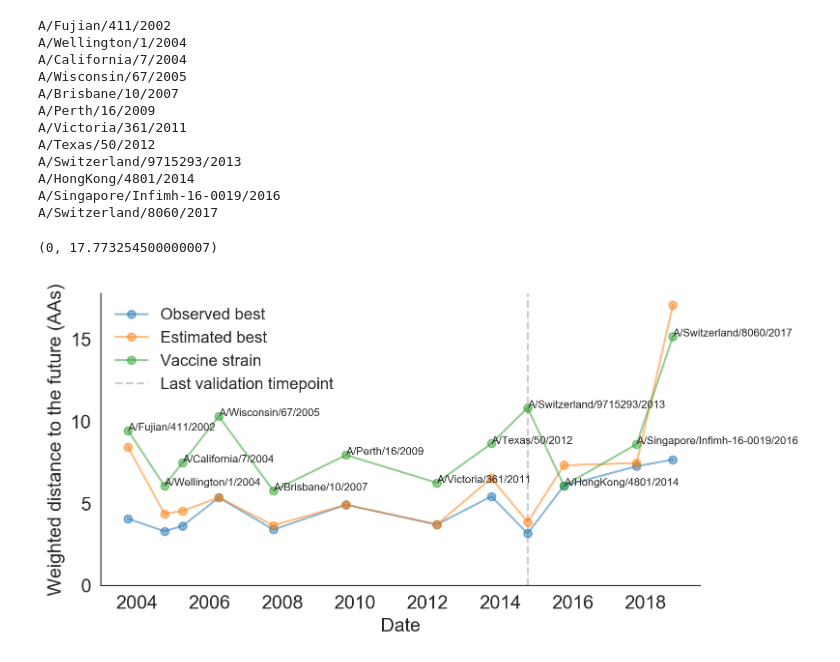
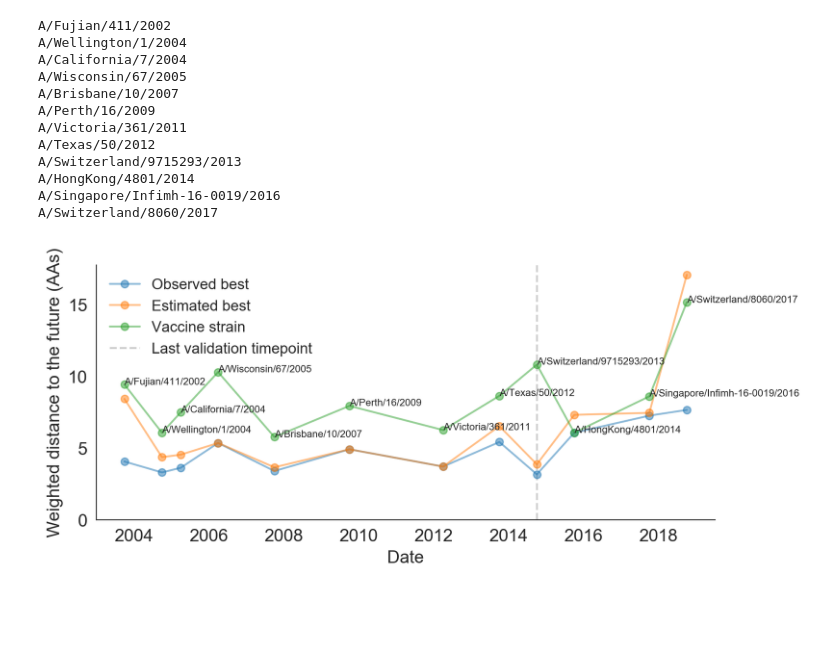
Before and after one commit to blab/flu-forecasting, a Jupyter notebook: analyses/2019-12-17-vaccine-strain-comparison.ipynb, the cells around one changed output. Cells and saved outputs as stored; diff of their text form; code cells hidden in the pictures; blank space fills up the shorter version.

```diff
--- a/analyses/2019-12-17-vaccine-strain-comparison.ipynb
+++ b/analyses/2019-12-17-vaccine-strain-comparison.ipynb
@@ -391,32 +391,34 @@ ax.plot(
 )
 ax.plot(
     vaccine_forecasts["vaccine_timepoint"],
     vaccine_forecasts["vaccine_distance_to_future"],
     "o-", label="Vaccine strain", alpha=strain_alpha
 )
 
 for index, record in vaccine_forecasts.iterrows():
     ax.text(
         record["vaccine_timepoint"],
         record["vaccine_distance_to_future"],
         record["vaccine_strain"],
         fontsize=8
     )
 
 ax.axvline(
     validation_forecasts["timepoint"].max(),
     zorder=-10,
     alpha=0.2,
     color="#000000",
     linestyle="--",
     label="Last validation timepoint"
 )
 
 ax.legend(frameon=False)
 
 ax.set_xlabel("Date")
 ax.set_ylabel("Weighted distance to the future (AAs)")
 ax.set_ylim(bottom=0)
+
+plt.tight_layout()
+plt.savefig("../manuscript/figures/vaccine-comparison.png", bbox_inches="tight")
 # %% [output]
-(0, 17.773254500000007)
-[figure, old version]
+[figure, new version]
```
Also changed, not shown: 2 other files.
